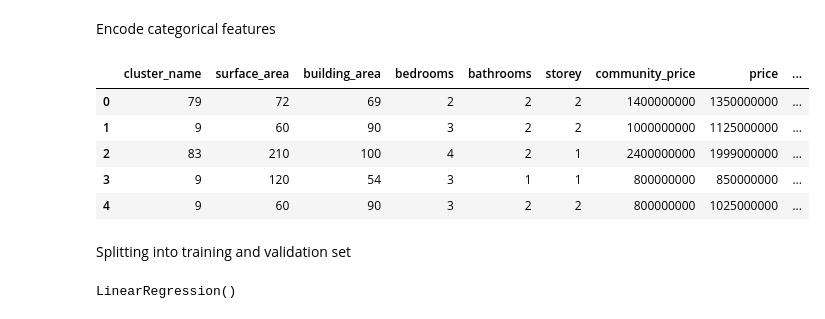
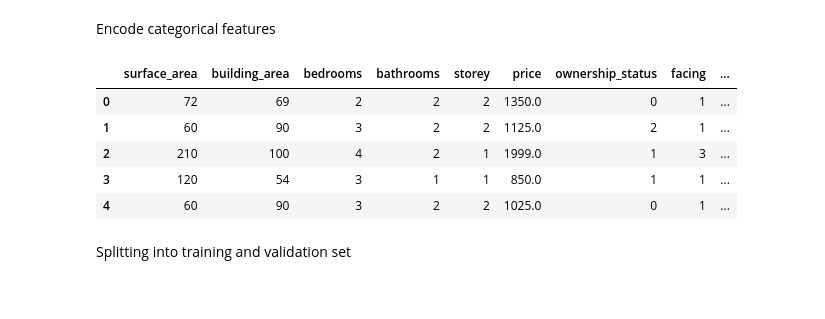
Before and after one commit to 3instein/ml-midterm, a Jupyter notebook: machine-learning-midterm.ipynb, the cells around one changed output. Saved outputs shown, nothing was run; the diff lists cells and outputs as text; code cells hidden in the pictures.

```diff
--- a/machine-learning-midterm.ipynb
+++ b/machine-learning-midterm.ipynb
@@ -23,3 +26,8 @@ dataset.head()
 | 2 | Palma Classica | 210 | 100 | 4 | 2 | 1 | 2400000000 | 1999000000 | ... |
 | 3 | Bukit Palma | 120 | 54 | 3 | 1 | 1 | 800000000 | 850000000 | ... |
 | 4 | Bukit Palma | 60 | 90 | 3 | 2 | 2 | 800000000 | 1025000000 | ... |
+# %%
+# Normalizing the price
+dataset['price'] = dataset['price']/1000000
+# Dropping the community price
+dataset = dataset.drop(['community_price', 'cluster_name'], axis=1)
@@ -84,26 +152,24 @@ dtype: int64
 # %% [markdown]
 Impute missing values
 # %%
-from sklearn.impute import SimpleImputer
+# from sklearn.impute import SimpleImputer
 
-categorical_imputer = SimpleImputer(strategy='most_frequent')
-dataset.loc[:, ['urgent', 'building_age', 'pricing_category']] = categorical_imputer.fit_transform(dataset[['urgent', 'building_age', 'pricing_category']])
+# categorical_imputer = SimpleImputer(strategy='most_frequent')
+# dataset.loc[:, ['urgent', 'building_age', 'pricing_category']] = categorical_imputer.fit_transform(dataset[['urgent', 'building_age', 'pricing_category']])
 # %% [markdown]
 Encode categorical features
 # %%
-from sklearn.preprocessing import LabelEncoder
-
 le = LabelEncoder()
-dataset.loc[:, ['cluster_name', 'ownership_status', 'facing', 'house_position', 'road_width', 'urgent', 'building_age', 'ready_to_use', 'furnished', 'category', 'pricing_category']] = dataset.loc[:, ['cluster_name', 'ownership_status', 'facing', 'house_position', 'road_width', 'urgent', 'building_age', 'ready_to_use', 'furnished', 'category', 'pricing_category']].apply(le.fit_transform)
+dataset.loc[:, ['ownership_status', 'facing', 'house_position', 'road_width', 'urgent', 'building_age', 'ready_to_use', 'furnished', 'category', 'pricing_category']] = dataset.loc[:, ['ownership_status', 'facing', 'house_position', 'road_width', 'urgent', 'building_age', 'ready_to_use', 'furnished', 'category', 'pricing_category']].apply(le.fit_transform)
 
 dataset.head()
 # %% [output]
-|  | cluster_name | surface_area | building_area | bedrooms | bathrooms | storey | community_price | price | ... |
-| 0 | 79 | 72 | 69 | 2 | 2 | 2 | 1400000000 | 1350000000 | ... |
-| 1 | 9 | 60 | 90 | 3 | 2 | 2 | 1000000000 | 1125000000 | ... |
-| 2 | 83 | 210 | 100 | 4 | 2 | 1 | 2400000000 | 1999000000 | ... |
-| 3 | 9 | 120 | 54 | 3 | 1 | 1 | 800000000 | 850000000 | ... |
-| 4 | 9 | 60 | 90 | 3 | 2 | 2 | 800000000 | 1025000000 | ... |
+|  | surface_area | building_area | bedrooms | bathrooms | storey | price | ownership_status | facing | ... |
+| 0 | 72 | 69 | 2 | 2 | 2 | 1350.0 | 0 | 1 | ... |
+| 1 | 60 | 90 | 3 | 2 | 2 | 1125.0 | 2 | 1 | ... |
+| 2 | 210 | 100 | 4 | 2 | 1 | 1999.0 | 1 | 3 | ... |
+| 3 | 120 | 54 | 3 | 1 | 1 | 850.0 | 1 | 1 | ... |
+| 4 | 60 | 90 | 3 | 2 | 2 | 1025.0 | 0 | 1 | ... |
 # %% [markdown]
 Splitting into training and validation set
 # %%
@@ -123,7 +178,0 @@ X_train, X_test, y_train, y_test = train_test_split(X_scaled, y_scaled, test_siz
-# %%
-from sklearn.linear_model import LinearRegression
-
-regressor = LinearRegression()
-regressor.fit(X_train, y_train)
-# %% [output]
-LinearRegression()
```
Also changed, not shown: parts of 26 cells of this notebook.
